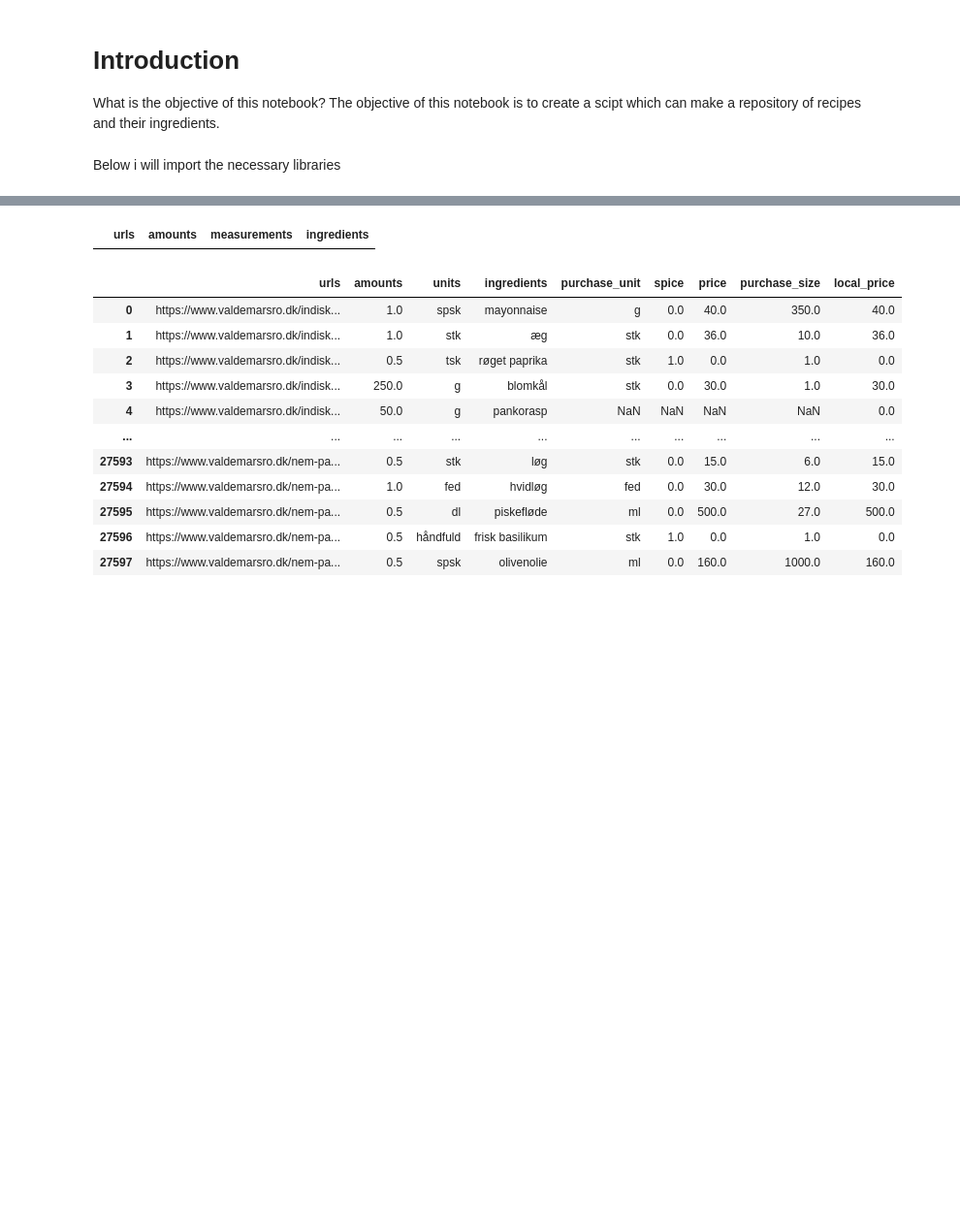
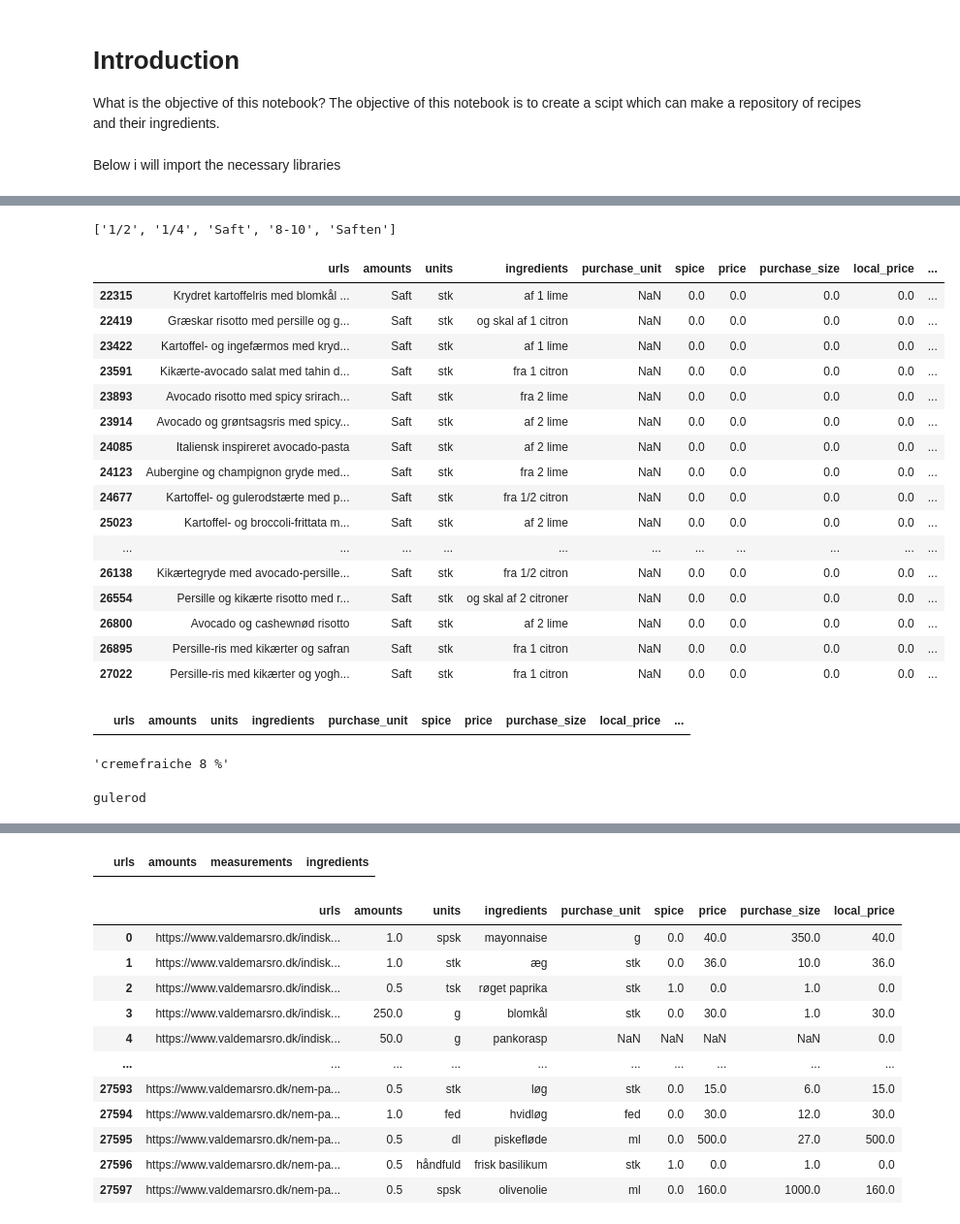
Before and after one commit to Norris36/paideia, a Jupyter notebook: meal_prep/input_meal.ipynb, the cells around one changed output, grey strips where cells are left out. Shown: that part at 97% size. Saved outputs shown, nothing was run; the diff lists cells and outputs as text; code cells hidden in the pictures; blank space fills up the shorter version.

```diff
--- a/meal_prep/input_meal.ipynb
+++ b/meal_prep/input_meal.ipynb
@@ -160,0 +107,6 @@ with tqdm(total=len(df.urls), desc='Ive passed this many items 0') as pbar:
+# %%
+recipes = pd.read_csv('recipes_3.csv')
+ingredients_df = pd.read_csv('ingredient_df.csv')
+pantry = pd.read_csv('pantry_2.csv')
+# lets go to the download folder and import the ingredients_3.csv file
+conversion = pd.read_csv('conversion.csv')
@@ -160,0 +153,24 @@ with tqdm(total=len(df.urls), desc='Ive passed this many items 0') as pbar:
+# %%
+not_numbers
+# %% [output]
+['1/2', '1/4', 'Saft', '8-10', 'Saften']
+# %%
+pantry[pantry.amounts == 'Saft']
+# %% [output]
+|  | urls | amounts | units | ingredients | purchase_unit | spice | price | purchase_size | local_price | ... |
+| 22315 | Krydret kartoffelris med blomkål ... | Saft | stk | af 1 lime | NaN | 0.0 | 0.0 | 0.0 | 0.0 | ... |
+| 22419 | Græskar risotto med persille og g... | Saft | stk | og skal af 1 citron | NaN | 0.0 | 0.0 | 0.0 | 0.0 | ... |
+| 23422 | Kartoffel- og ingefærmos med kryd... | Saft | stk | af 1 lime | NaN | 0.0 | 0.0 | 0.0 | 0.0 | ... |
+| 23591 | Kikærte-avocado salat med tahin d... | Saft | stk | fra 1 citron | NaN | 0.0 | 0.0 | 0.0 | 0.0 | ... |
+| 23893 | Avocado risotto med spicy srirach... | Saft | stk | fra 2 lime | NaN | 0.0 | 0.0 | 0.0 | 0.0 | ... |
+| 23914 | Avocado og grøntsagsris med spicy... | Saft | stk | af 2 lime | NaN | 0.0 | 0.0 | 0.0 | 0.0 | ... |
+| 24085 | Italiensk inspireret avocado-pasta | Saft | stk | af 2 lime | NaN | 0.0 | 0.0 | 0.0 | 0.0 | ... |
+| 24123 | Aubergine og champignon gryde med... | Saft | stk | fra 2 lime | NaN | 0.0 | 0.0 | 0.0 | 0.0 | ... |
+| 24677 | Kartoffel- og gulerodstærte med p... | Saft | stk | fra 1/2 citron | NaN | 0.0 | 0.0 | 0.0 | 0.0 | ... |
+| 25023 | Kartoffel- og broccoli-frittata m... | Saft | stk | af 2 lime | NaN | 0.0 | 0.0 | 0.0 | 0.0 | ... |
+| ... | ... | ... | ... | ... | ... | ... | ... | ... | ... | ... |
+| 26138 | Kikærtegryde med avocado-persille... | Saft | stk | fra 1/2 citron | NaN | 0.0 | 0.0 | 0.0 | 0.0 | ... |
+| 26554 | Persille og kikærte risotto med r... | Saft | stk | og skal af 2 citroner | NaN | 0.0 | 0.0 | 0.0 | 0.0 | ... |
+| 26800 | Avocado og cashewnød risotto | Saft | stk | af 2 lime | NaN | 0.0 | 0.0 | 0.0 | 0.0 | ... |
+| 26895 | Persille-ris med kikærter og safran | Saft | stk | fra 1 citron | NaN | 0.0 | 0.0 | 0.0 | 0.0 | ... |
+| 27022 | Persille-ris med kikærter og yogh... | Saft | stk | fra 1 citron | NaN | 0.0 | 0.0 | 0.0 | 0.0 | ... |
@@ -160,0 +183,4 @@ with tqdm(total=len(df.urls), desc='Ive passed this many items 0') as pbar:
+# %%
+pantry[pantry.ingredients == 'gram pasta']
+# %% [output]
+|  | urls | amounts | units | ingredients | purchase_unit | spice | price | purchase_size | local_price | ... |
@@ -165,0 +209,10 @@ df.reset_index(inplace=True, drop=True)
+# %%
+cleaner.at[0, 'ingredients']
+# %% [output]
+'cremefraiche 8 %'
+# %%
+for ing in all_ingredients:
+    if 'gulerod' in ing:
+        print(ing)
+# %% [output]
+gulerod
```
Also changed, not shown: parts of 17 cells of this notebook, 5 other files.
